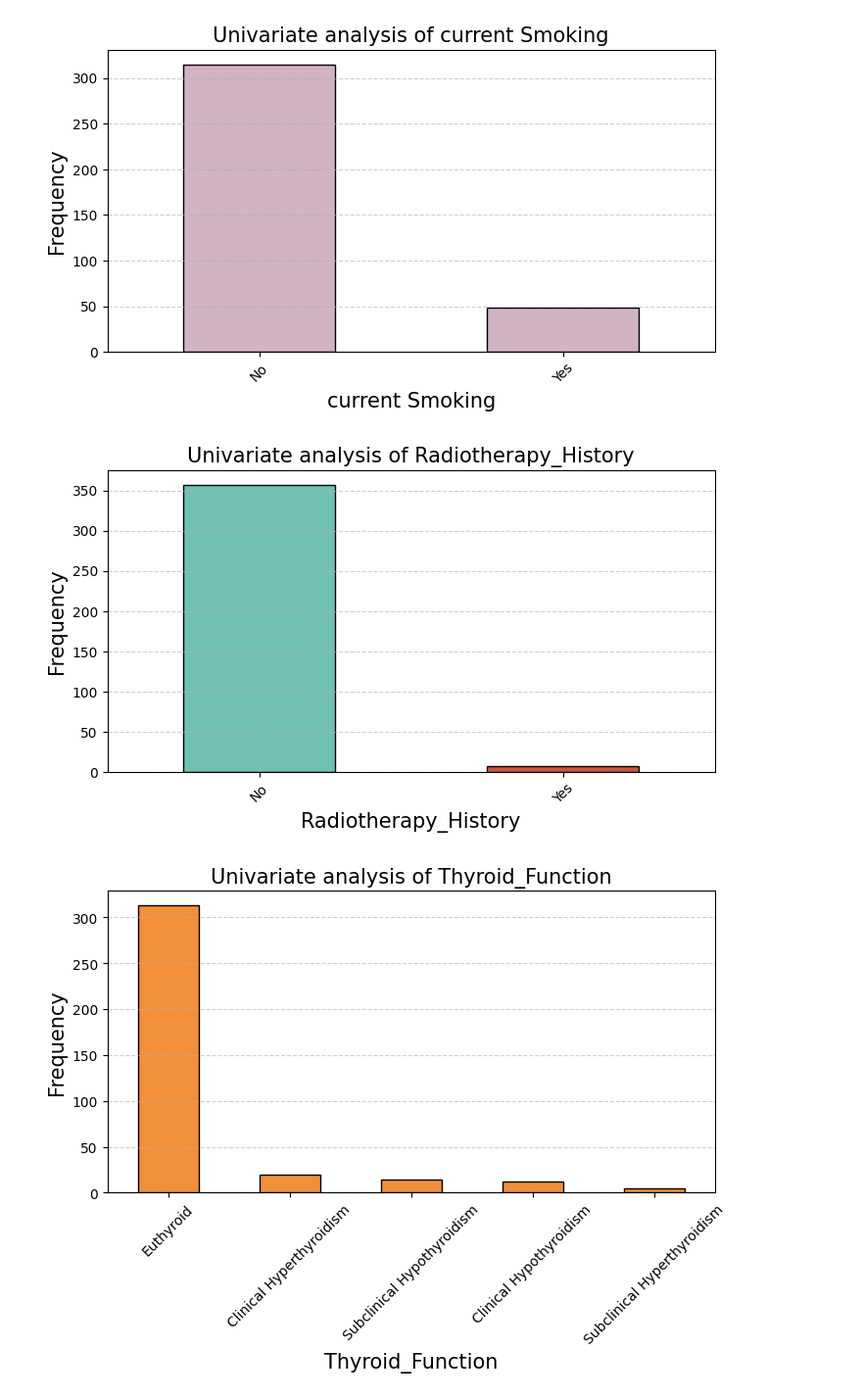
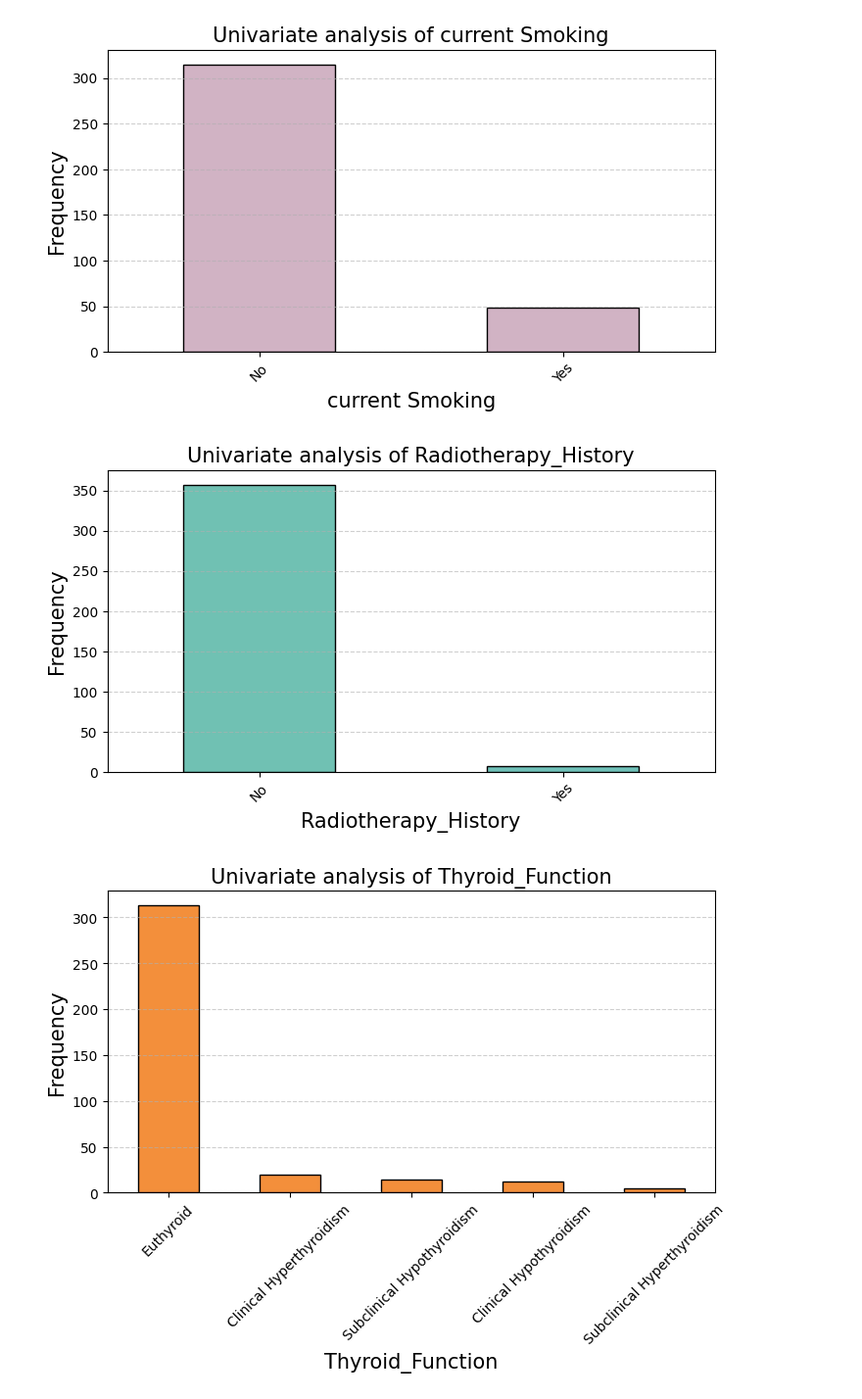
Before and after one commit to precious-05/Python-Guide, a Jupyter notebook: DataVisualization/Final-EDA1.ipynb, the cells around one changed output. Shown at 98% size. Drawn from its saved outputs; the diff is of its cells as text; code cells hidden in the pictures.

```diff
--- a/DataVisualization/Final-EDA1.ipynb
+++ b/DataVisualization/Final-EDA1.ipynb
@@ -10,7 +10,7 @@ warnings.filterwarnings('ignore')
 # importing the dataset
 df=pd.read_csv('C:\\Users\\Hp\\Desktop\\learning\\Python-Guide\\practicePandas\\Thyroid_Diff.csv')
 List=[]
-for id in range(2340,2340+200*len(df),200):
+for id in range(10,10+1*len(df),1):
         List.append(id)
 df['patient_id']=List
 df.set_index('patient_id',inplace=True)
@@ -271,16 +269,16 @@ plt.show()
 # %%
 cat_counts=df['radiotherapy_history'].value_counts()
 plt.figure(figsize=(8, 4))
-cat_counts.plot(kind='bar',color=['#70c1b3','#c8553d'],edgecolor='black',alpha=1)
+cat_counts.plot(kind='bar',color=['#70c1b3','#70c1b9'],edgecolor='black',alpha=1)
 plt.title('Univariate analysis of Radiotherapy_History',fontsize=15)
 plt.xlabel('Radiotherapy_History',fontsize=15)
 plt.ylabel('Frequency',fontsize=15)
 plt.xticks(rotation=45)
 plt.grid(axis='y',linestyle='--',alpha=0.6)
 
 plt.show()
 # %% [output]
-[figure, old version]
+[figure, new version]
 # %%
 
 # Thyroid Function: Normal/Abnormal Functioning of Thyroid gland
```
Also changed, not shown: parts of 7 cells of this notebook, 12 other files.
